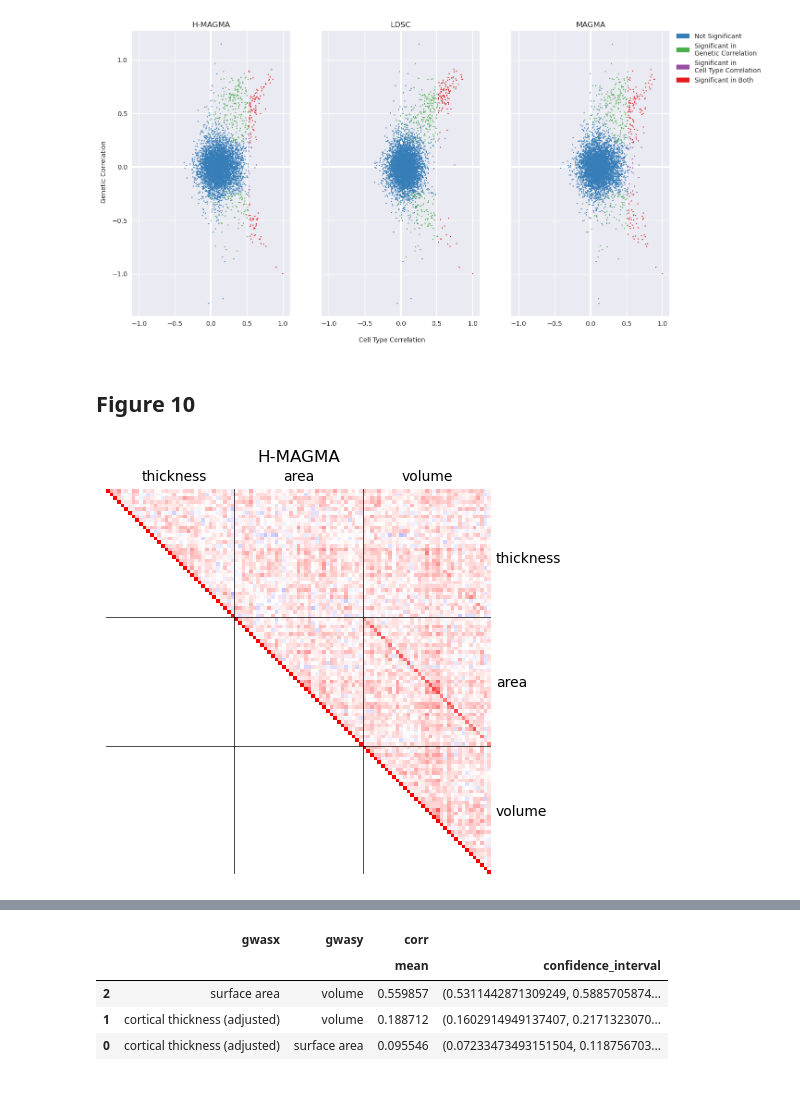
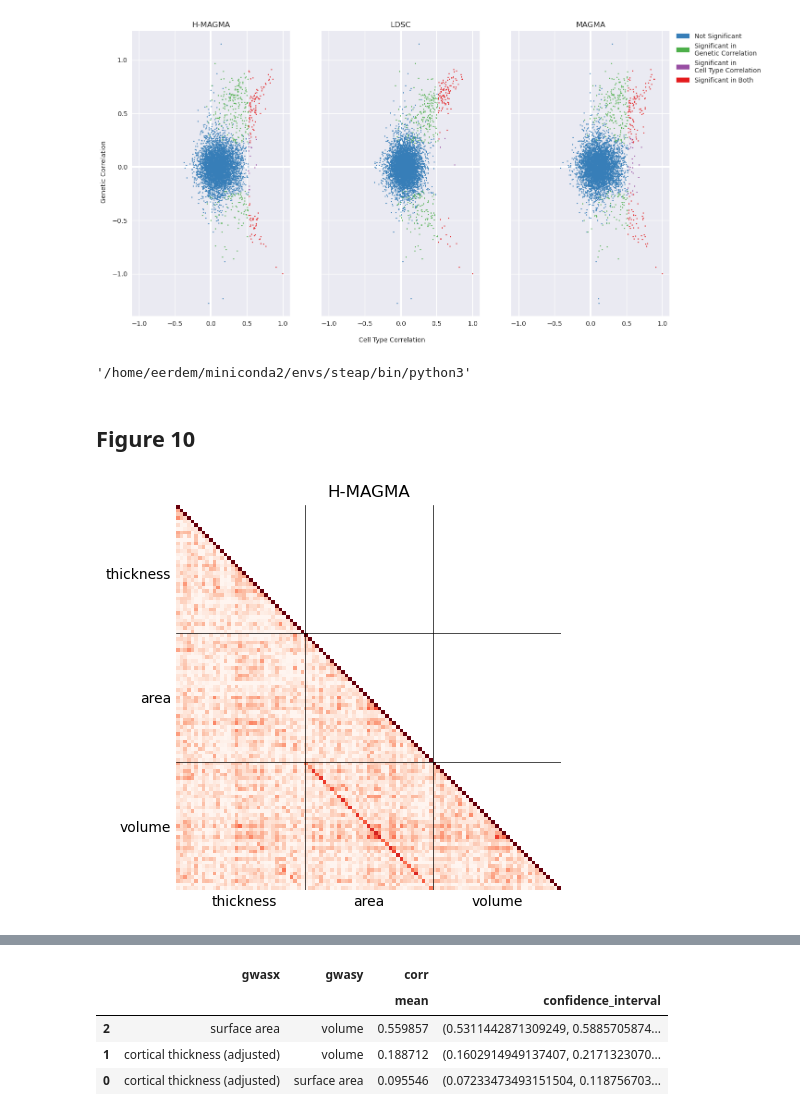
Before and after one commit to erwinerdem/STEAP, a Jupyter notebook: notebooks/figures.ipynb, the cells around one changed output, grey strips where cells are left out. Cells and saved outputs as stored; diff of their text form; code cells hidden in the pictures.

```diff
--- a/notebooks/figures.ipynb
+++ b/notebooks/figures.ipynb
@@ -571,6 +571,21 @@ fig.savefig(f"{figure_dir}genetic_corr_vs_celltype_corr_other_pthresh.png", dpi=
 plt.show()
 # %% [output]
 [figure]
+# %%
+# ##umap
+# import umap
+# from sklearn.preprocessing import StandardScaler
+
+# for m in methods:
+# #     reducer = umap.UMAP()
+#     data = merged_corr[merged_corr['method']==m][['rg','corr']].values
+#     display(data)
+#     break
+
+import sys
+sys.executable
+# %% [output]
+'/home/eerdem/miniconda2/envs/steap/bin/python3'
 # %% [markdown]
 ## Figure 10
 # %%
@@ -602,38 +617,40 @@ def confidence_interval(data, confidence=0.95):
 # %%
 plt.style.use('default')
 fig, ax = plt.subplots(1,1, figsize=(5,5))
 group_corr_df = corr_df[(corr_df['gwasx'].str.contains(': \w+\.\w+'))& # only get MRI measurement phenotypes
                         (corr_df['gwasy'].str.contains(': \w+\.\w+'))&
                         ~((corr_df['gwasx'].str.contains('Hippocampus'))| # remove hippocampus volume data
                           corr_df['gwasy'].str.contains('Hippocampus'))
                        ]
 all_group_gwas = pd.concat([group_corr_df['gwasx'],group_corr_df['gwasy']]).unique()
 diag_df = [[g,g,1,0,m] for g in all_group_gwas for m in methods]
 group_corr_df = group_corr_df.append(pd.DataFrame(diag_df, columns=group_corr_df.columns))
 for m in ['H-MAGMA']:
     group_corr_df_m = group_corr_df[group_corr_df['method']==m]
-    group_corr_df_m = group_corr_df_m.pivot(columns='gwasy', index='gwasx', values='corr')
+    group_corr_df_m = group_corr_df_m.pivot(columns='gwasy', index='gwasx', values='corr').T
     ax.imshow(group_corr_df_m,
-              cmap='bwr', vmin=-1, vmax=1)
+#               cmap='bwr', vmin=-1, vmax=1
+              cmap='Reds', vmin=0, vmax=1
+             )
     ax.set_title(m)
     ax.tick_params(axis=u'both', which=u'both',length=0)
     ax.spines['top'].set_visible(False)
     ax.spines['right'].set_visible(False)
     ax.spines['bottom'].set_visible(False)
     ax.spines['left'].set_visible(False)
     yticks = group_corr_df_m.index.str.split(':').str[0].str.split('(').str[0].str.rstrip().str.split(' ').str[-1]
     ticks = get_ticks(yticks)
-    ax.yaxis.tick_right()
+#     ax.yaxis.tick_right()
     ax.set_yticks(list(range(0,group_corr_df_m.shape[0])))
     ax.set_yticklabels(ticks)
-    ax.xaxis.tick_top()
+#     ax.xaxis.tick_top()
     ax.set_xticks(list(range(0,group_corr_df_m.shape[0])))
     ax.set_xticklabels(ticks)
     plt.savefig(f"{figure_dir}heatmap_corr_structural_MRI_{m}.png", dpi=200, bbox_inches='tight')
     plt.show()
 # plt.tight_layout()
 # %% [output]
-[figure, old version]
+[figure, new version]
 # %%
 plt.style.use('default')
 fig, axes = plt.subplots(1,3, figsize=(10,10),
```
Also changed, not shown: parts of 6 cells of this notebook, 7 other files.
